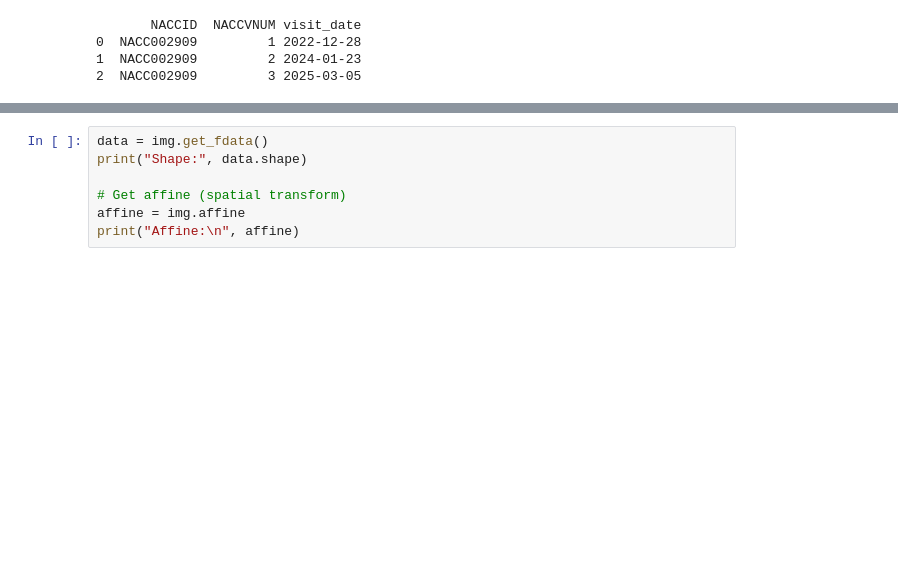
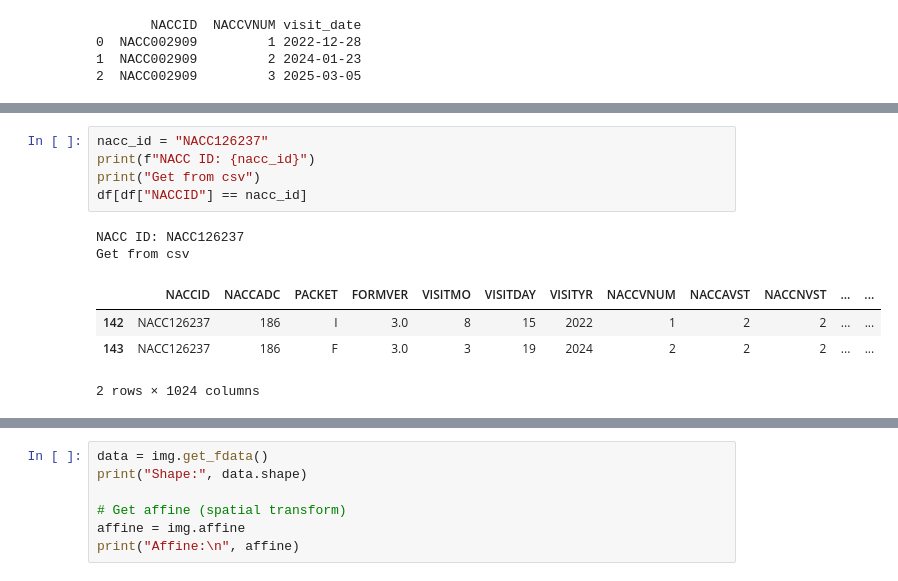
Before and after one commit to smujiang/NACC_Brain, a Jupyter notebook: data_summary.ipynb, the cells around one changed output, grey strips where cells are left out. Cells and saved outputs as stored; diff of their text form; blank space fills up the shorter version.

```diff
--- a/data_summary.ipynb
+++ b/data_summary.ipynb
@@ -103,0 +156,12 @@ Found 6498 NIfTI (zip) files.
+# %%
+nacc_id = "NACC126237"
+print(f"NACC ID: {nacc_id}")
+print("Get from csv")
+df[df["NACCID"] == nacc_id]
+# %% [output]
+NACC ID: NACC126237
+Get from csv
+|  | NACCID | NACCADC | PACKET | FORMVER | VISITMO | VISITDAY | VISITYR | NACCVNUM | NACCAVST | NACCNVST | ... | ... |
+| 142 | NACC126237 | 186 | I | 3.0 | 8 | 15 | 2022 | 1 | 2 | 2 | ... | ... |
+| 143 | NACC126237 | 186 | F | 3.0 | 3 | 19 | 2024 | 2 | 2 | 2 | ... | ... |
+2 rows × 1024 columns
```
Also changed, not shown: parts of 8 cells of this notebook, 7 other files.
